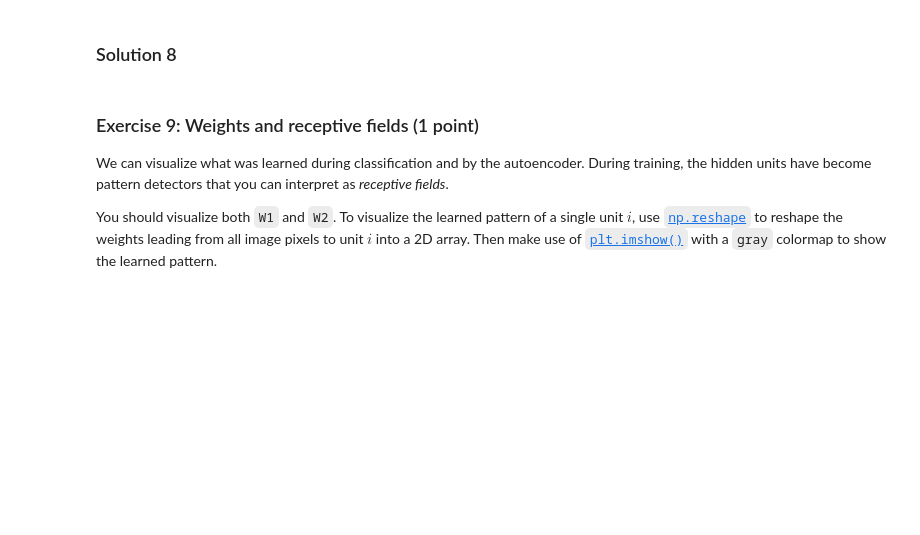
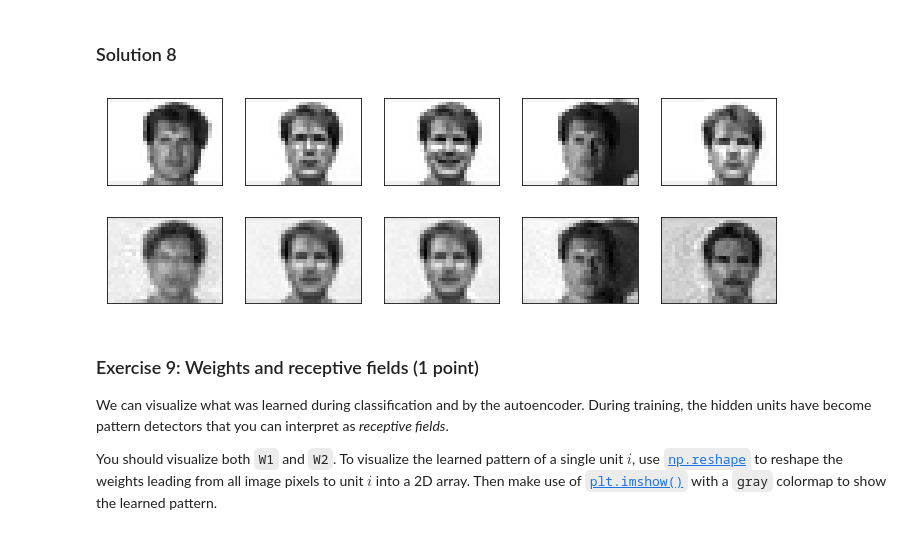
Before and after one commit to Ruaiks/NeuralNetworks, a Jupyter notebook: NN_Assignment_5.ipynb, the cells around one changed output. Cells and saved outputs as stored; diff of their text form; code cells hidden in the pictures; blank space fills up the shorter version.

```diff
--- a/NN_Assignment_5.ipynb
+++ b/NN_Assignment_5.ipynb
@@ -373,3 +372,42 @@ for i in range(5):
+# %%
+# Open a 5-by-2 figure with plt.subplots
+## Write code here ##
+fig, ax = plt.subplots(nrows=2, ncols=5, figsize=(12,4))
+ax = ax.flatten()
+
+
+# Loop over 5
+for i_example in range(5):
+## Write code here ##
+
+    # Take a new example from X (the autoencoder input)
+    ## Write code here ##
+    index = np.random.randint(0, X.shape[0])
+    X_example = np.copy(X[:, i_example])
+
+    # Forward pass of X through the network, obtain the reconstruction y
+    ## Write code here ##
+    A1_example, H_example, Y_example = forward(X_example, W1, W2)
+
+    # Plot the original X
+    ## Write code here ##
+    X_example *= sigma
+    X_example += mu
+
+    ax[i_example].imshow(X_example.reshape((sz)), cmap="gray")
+    ax[i_example].set_xticks([], [])
+    ax[i_example].set_yticks([], [])
+
+    # Plot the reconstructed X (output Y)
+    ## Write code here ##
+    Y_example *= sigma
+    Y_example += mu
+
+    ax[i_example+5].imshow(Y_example.reshape((sz)), cmap="gray")
+    ax[i_example+5].set_xticks([], [])
+    ax[i_example+5].set_yticks([], [])
+# %% [output]
+[figure, added]
 # %% [markdown]
 ### Exercise 9: Weights and receptive fields (1 point)
 We can visualize what was learned during classification and by the autoencoder. During training, the hidden units have become pattern detectors that you can interpret as *receptive fields*.
```
Also changed, not shown: parts of 6 cells of this notebook.
